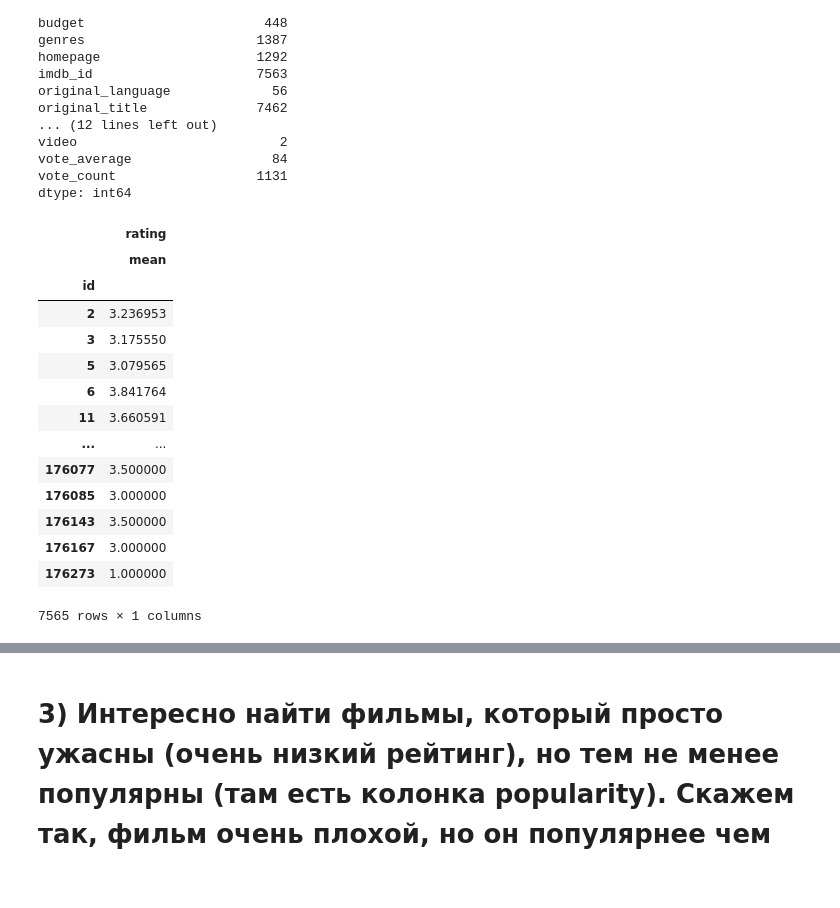
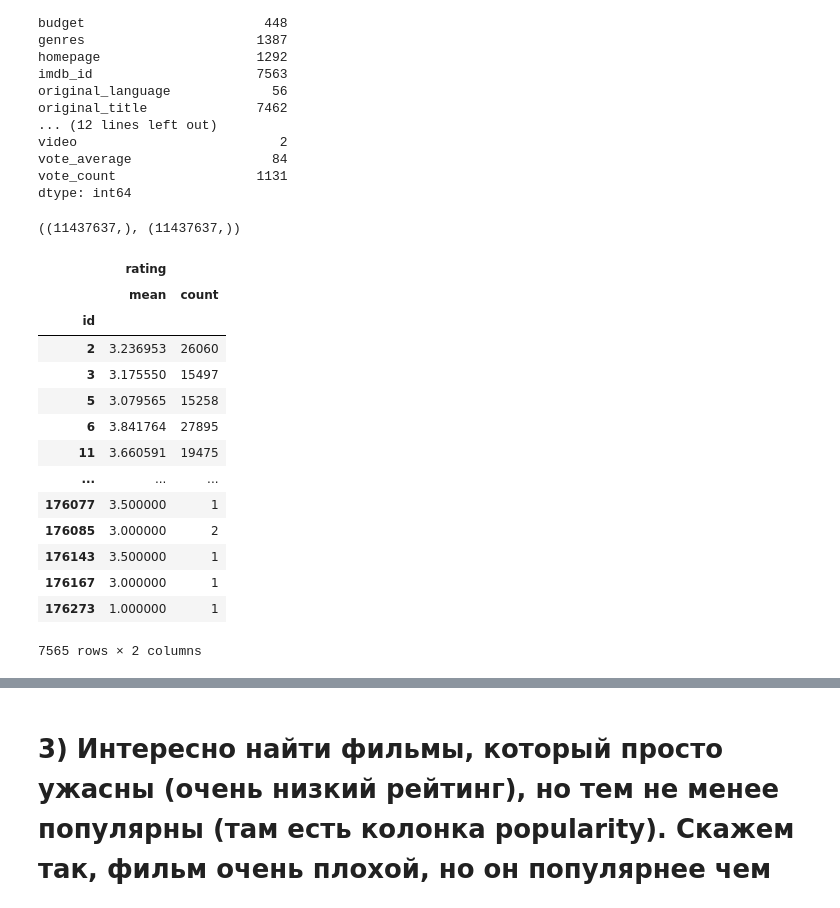
Before and after one commit to IlonaParik/SPBGU-Analitics-2021, a Jupyter notebook: homeworks/Villo/24_11_2021/24_11_21.ipynb, the cells around one changed output, grey strips where cells are left out. Drawn from its saved outputs; the diff is of its cells as text; code cells hidden in the pictures.

```diff
--- a/homeworks/Villo/24_11_2021/24_11_21.ipynb
+++ b/homeworks/Villo/24_11_2021/24_11_21.ipynb
@@ -7,7 +7,7 @@ from matplotlib import pyplot as plt
 # %% [markdown]
 # 1) Какой самый дорогой и самый дешевый фильмы (в плане бюджета)?
 # %%
-movies_metadata=pd.read_csv('/content/movies_metadata.csv')
+movies_metadata=pd.read_csv('../../../lessons/24-11-2021/homework/data/movies_metadata.csv')
 # %%
 movies_metadata=movies_metadata[movies_metadata['budget'].apply(lambda x: x.isdigit())]
 movies_metadata['budget']=movies_metadata['budget'].apply(int)
@@ -125,7 +139,7 @@ movies_metadata_min
 # %% [markdown]
 # 2) Найдите топ 100 самых лучших и самых худших фильмов (согласно среднему рейтингу, который прийдется посчитать)
 # %%
-ratings=pd.read_csv('/content/ratings.csv')
+ratings=pd.read_csv('../../../lessons/24-11-2021/homework/data/ratings.csv')
 ratings.nunique()
 # %% [output]
 userId         270896
@@ -151,6 +165,6 @@ AttributeError: ignored
 # %%
-all=ratings.merge(movies_metadata,on=["id"])
-all
+all_merged=ratings.merge(movies_metadata,on=["id"])
+all_merged
 # %% [output]
 |  | userId | id | rating | timestamp | adult | belongs_to_collection | budget | genres | homepage | ... |
 | 0 | 1 | 110 | 1.0 | 1425941529 | False | {'id': 131, 'name': 'Three Colors... | 0 | [{'id': 18, 'name': 'Drama'}, {'i... | NaN | ... |
@@ -185,23 +199,27 @@ video                          2
 vote_average                  84
 vote_count                  1131
 dtype: int64
+# %%
+all_merged['rating'].shape, all_merged['rating'].dropna().shape
+# %% [output]
+((11437637,), (11437637,))
 # %%
-ratings_group=all.groupby('id').agg({'rating':['mean']})
+ratings_group=all_merged.groupby('id').agg({'rating':['mean', 'count']})
 
 ratings_group
 # %% [output]
-|  | rating |
-|  | mean |
-| id |  |
-| 2 | 3.236953 |
-| 3 | 3.175550 |
-| 5 | 3.079565 |
-| 6 | 3.841764 |
-| 11 | 3.660591 |
-| ... | ... |
-| 176077 | 3.500000 |
-| 176085 | 3.000000 |
-| 176143 | 3.500000 |
-| 176167 | 3.000000 |
-| 176273 | 1.000000 |
+|  | rating |  |
+|  | mean | count |
+| id |  |  |
+| 2 | 3.236953 | 26060 |
+| 3 | 3.175550 | 15497 |
+| 5 | 3.079565 | 15258 |
+| 6 | 3.841764 | 27895 |
+| 11 | 3.660591 | 19475 |
+| ... | ... | ... |
+| 176077 | 3.500000 | 1 |
+| 176085 | 3.000000 | 2 |
+| 176143 | 3.500000 | 1 |
+| 176167 | 3.000000 | 1 |
+| 176273 | 1.000000 | 1 |
-7565 rows × 1 columns
+7565 rows × 2 columns
```
Also changed, not shown: parts of 28 cells of this notebook, 4 other files.
